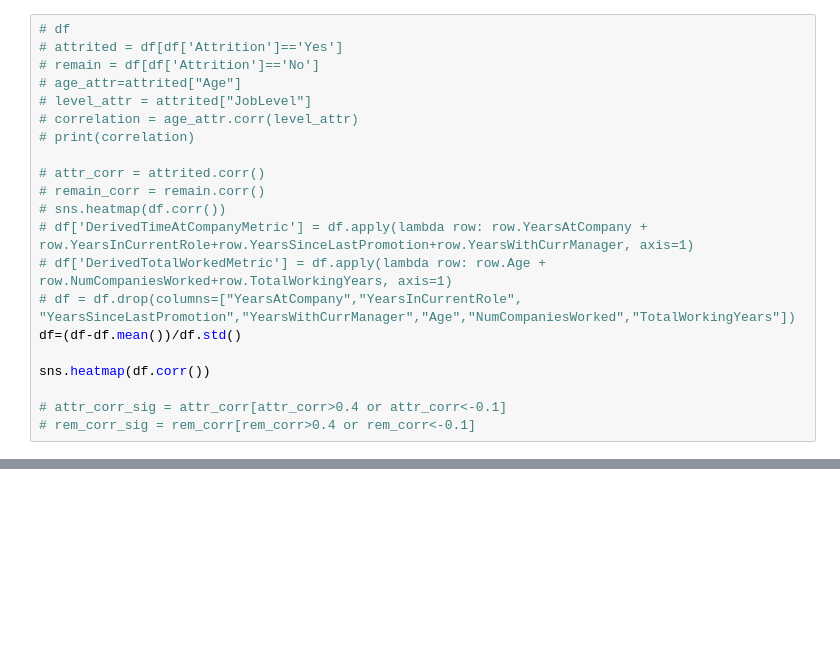
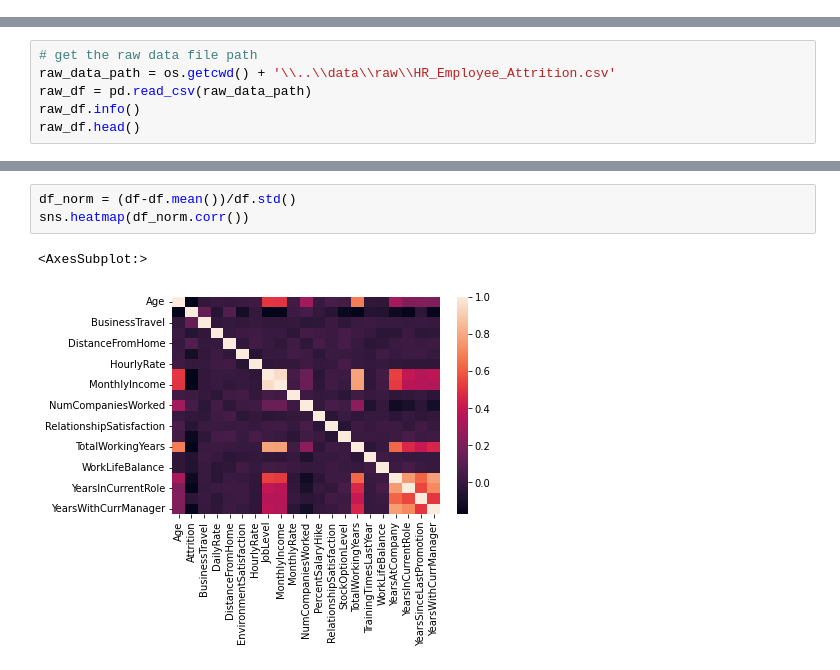
Before and after one commit to Srikar27codes/ECE143_EmployeeAttrition, a Jupyter notebook: notebook/Visualization.ipynb, the cells around one changed output, grey strips where cells are left out. Saved outputs shown, nothing was run; the diff lists cells and outputs as text; blank space fills up the shorter version.

```diff
--- a/notebook/Visualization.ipynb
+++ b/notebook/Visualization.ipynb
@@ -205,21 +0,0 @@ dfFemale.groupby('JobLevel')['Attrition'].value_counts(normalize=True)[:, 'Yes']
-# %%
-# df
-# attrited = df[df['Attrition']=='Yes']
-# remain = df[df['Attrition']=='No']
-# age_attr=attrited["Age"]
-# level_attr = attrited["JobLevel"]
-# correlation = age_attr.corr(level_attr)
-# print(correlation)
-
-# attr_corr = attrited.corr()
-# remain_corr = remain.corr()
-# sns.heatmap(df.corr())
-# df['DerivedTimeAtCompanyMetric'] = df.apply(lambda row: row.YearsAtCompany + row.YearsInCurrentRole+row.YearsSinceLastPromotion+row.YearsWithCurrManager, axis=1)
-# df['DerivedTotalWorkedMetric'] = df.apply(lambda row: row.Age + row.NumCompaniesWorked+row.TotalWorkingYears, axis=1)
-# df = df.drop(columns=["YearsAtCompany","YearsInCurrentRole", "YearsSinceLastPromotion","YearsWithCurrManager","Age","NumCompaniesWorked","TotalWorkingYears"])
-df=(df-df.mean())/df.std()
-
-sns.heatmap(df.corr())
-
-# attr_corr_sig = attr_corr[attr_corr>0.4 or attr_corr<-0.1]
-# rem_corr_sig = rem_corr[rem_corr>0.4 or rem_corr<-0.1]
@@ -291,0 +30,6 @@ df_pval_reject=df_pval.loc[df_pval['p_value']<=0.05].T
+# %%
+# get the raw data file path
+raw_data_path = os.getcwd() + '\\..\\data\\raw\\HR_Employee_Attrition.csv'
+raw_df = pd.read_csv(raw_data_path)
+raw_df.info()
+raw_df.head()
@@ -291,0 +121,6 @@ df_pval_reject=df_pval.loc[df_pval['p_value']<=0.05].T
+# %%
+df_norm = (df-df.mean())/df.std()
+sns.heatmap(df_norm.corr())
+# %% [output]
+<AxesSubplot:>
+[figure, added]
```
Also changed, not shown: parts of 145 cells of this notebook, 3 other files.
